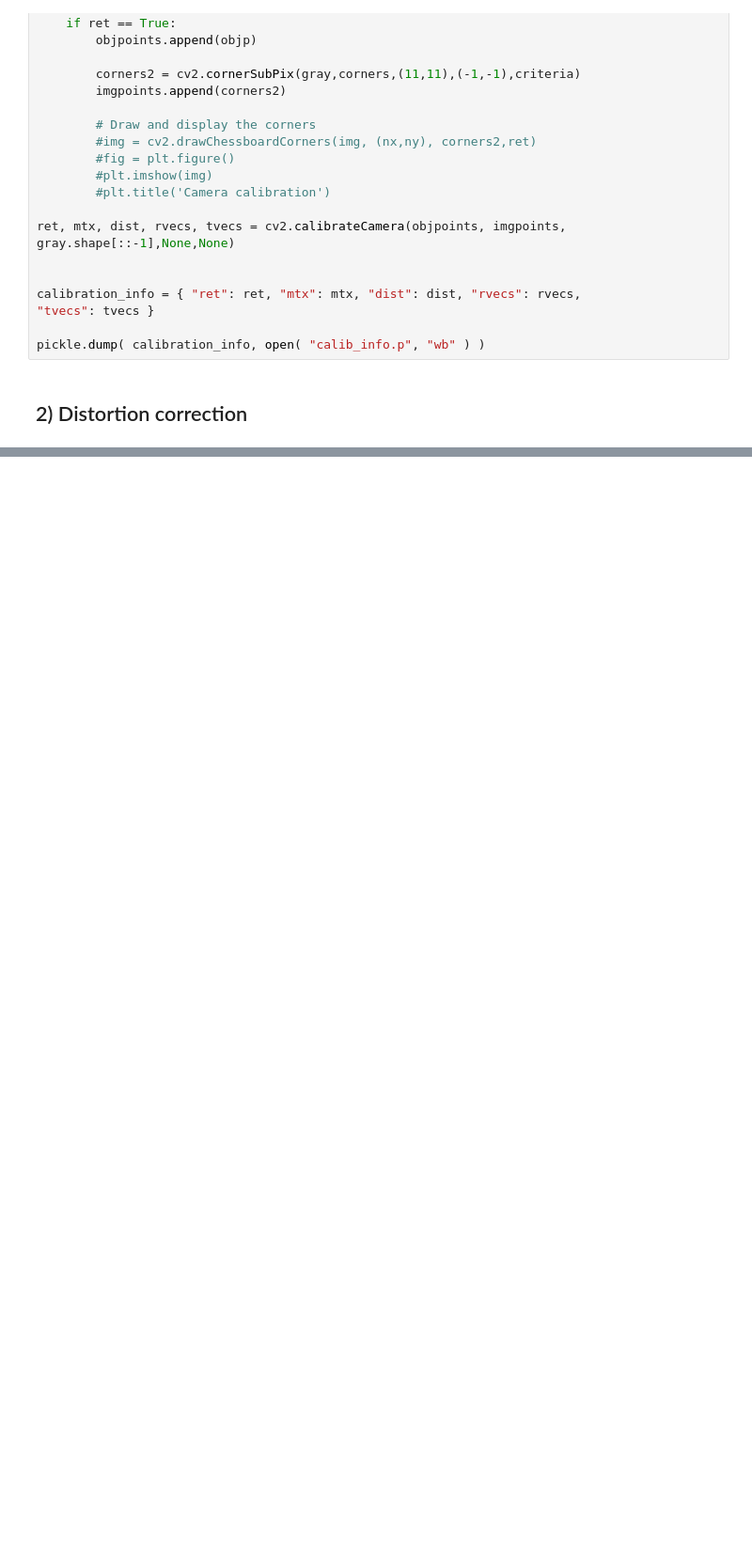
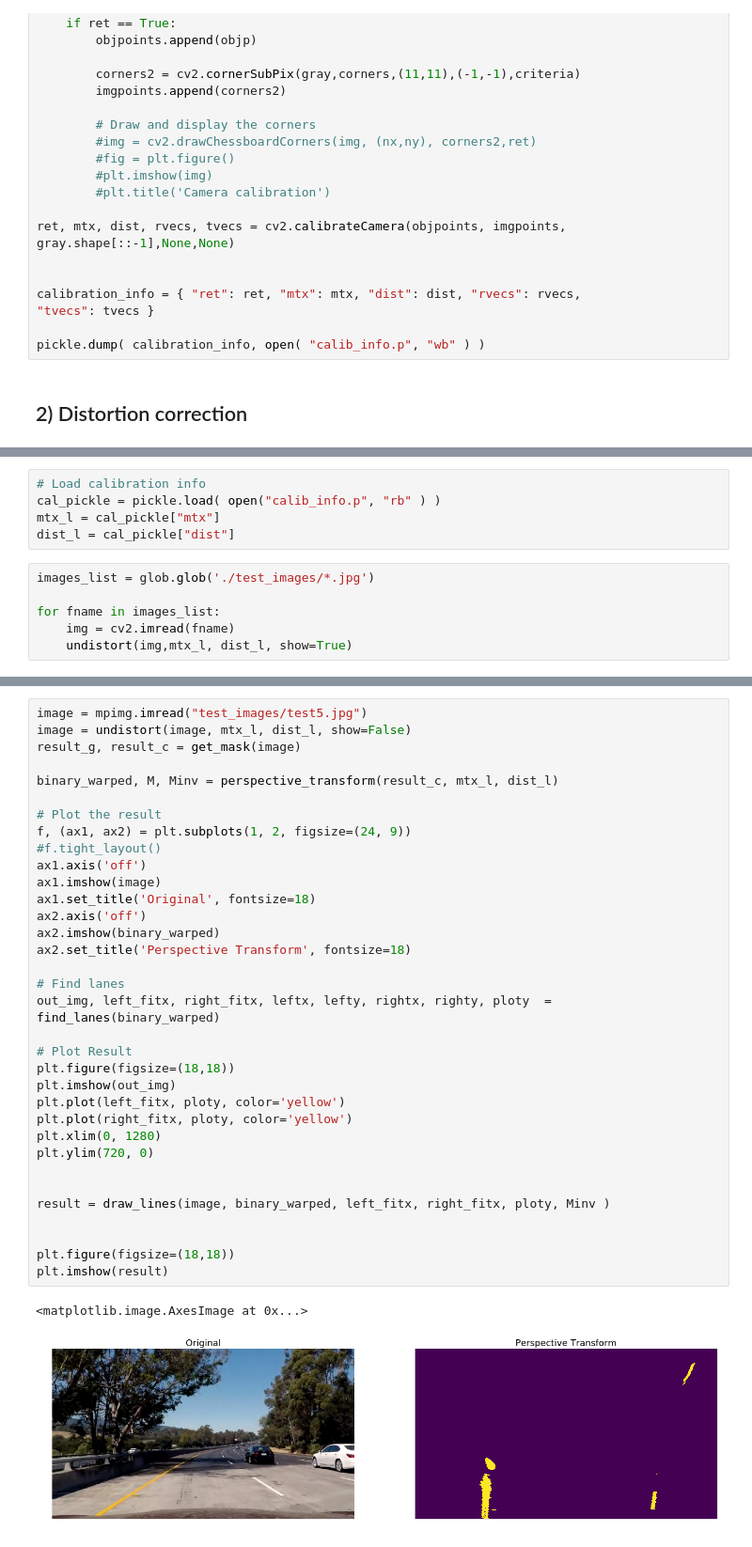
Before and after one commit to jokla/CarND-Advanced-Lane-Lines, a Jupyter notebook: Advanced-Lane-Lines.ipynb, the cells around one changed output, grey strips where cells are left out. Shown at 94% size. Saved outputs shown, nothing was run; the diff lists cells and outputs as text; blank space fills up the shorter version.

```diff
--- a/Advanced-Lane-Lines.ipynb
+++ b/Advanced-Lane-Lines.ipynb
@@ -62,0 +91,11 @@ pickle.dump( calibration_info, open( "calib_info.p", "wb" ) )
+# %%
+# Load calibration info
+cal_pickle = pickle.load( open("calib_info.p", "rb" ) )
+mtx_l = cal_pickle["mtx"]
+dist_l = cal_pickle["dist"]
+# %%
+images_list = glob.glob('./test_images/*.jpg')
+
+for fname in images_list:
+    img = cv2.imread(fname)
+    undistort(img,mtx_l, dist_l, show=True)
@@ -62,0 +410,37 @@ pickle.dump( calibration_info, open( "calib_info.p", "wb" ) )
+# %%
+image = mpimg.imread("test_images/test5.jpg")
+image = undistort(image, mtx_l, dist_l, show=False)
+result_g, result_c = get_mask(image)
+
+binary_warped, M, Minv = perspective_transform(result_c, mtx_l, dist_l)
+
+# Plot the result
+f, (ax1, ax2) = plt.subplots(1, 2, figsize=(24, 9))
+#f.tight_layout()
+ax1.axis('off')
+ax1.imshow(image)
+ax1.set_title('Original', fontsize=18)
+ax2.axis('off')
+ax2.imshow(binary_warped)
+ax2.set_title('Perspective Transform', fontsize=18)
+
+# Find lanes
+out_img, left_fitx, right_fitx, leftx, lefty, rightx, righty, ploty  = find_lanes(binary_warped)
+
+# Plot Result
+plt.figure(figsize=(18,18))
+plt.imshow(out_img)
+plt.plot(left_fitx, ploty, color='yellow')
+plt.plot(right_fitx, ploty, color='yellow')
+plt.xlim(0, 1280)
+plt.ylim(720, 0)
+
+
+result = draw_lines(image, binary_warped, left_fitx, right_fitx, ploty, Minv )
+
+
+plt.figure(figsize=(18,18))
+plt.imshow(result)
+# %% [output]
+<matplotlib.image.AxesImage at 0x...>
+[figure, added]
```
Also changed, not shown: parts of 20 cells of this notebook.
